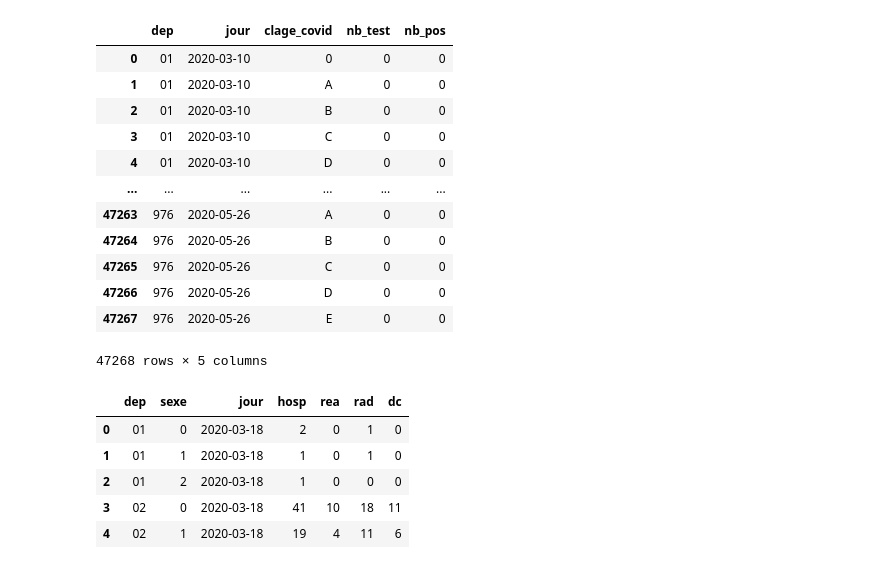
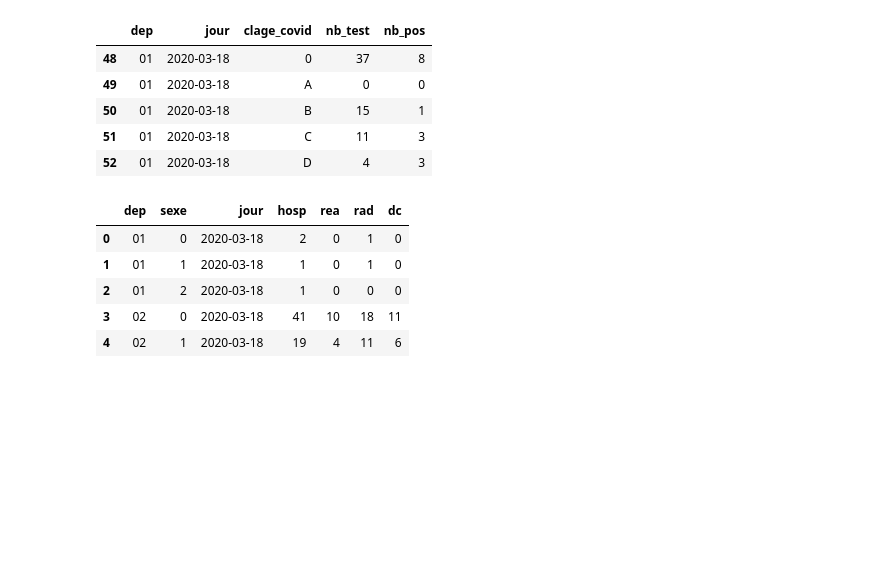
Before and after one commit to pmecchia/Covid19, a Jupyter notebook: data analysis.ipynb, the cells around one changed output. Drawn from its saved outputs; the diff is of its cells as text; code cells hidden in the pictures; blank space fills up the shorter version.

```diff
--- a/data analysis.ipynb
+++ b/data analysis.ipynb
@@ -6,21 +6,17 @@ import numpy as np
 # %%
 url="https://www.data.gouv.fr/fr/datasets/r/b4ea7b4b-b7d1-4885-a099-71852291ff20"
 df_test=pd.read_csv(url,sep = ';')
-df_test.drop(["nb_test_h","nb_test_f","nb_pos_h","nb_pos_f"],axis=1)
+df_test=df_test.drop(["nb_test_h","nb_test_f","nb_pos_h","nb_pos_f"],axis=1)
-# %% [output]
-|  | dep | jour | clage_covid | nb_test | nb_pos |
-| 0 | 01 | 2020-03-10 | 0 | 0 | 0 |
-| 1 | 01 | 2020-03-10 | A | 0 | 0 |
-| 2 | 01 | 2020-03-10 | B | 0 | 0 |
-| 3 | 01 | 2020-03-10 | C | 0 | 0 |
-| 4 | 01 | 2020-03-10 | D | 0 | 0 |
-| ... | ... | ... | ... | ... | ... |
-| 47263 | 976 | 2020-05-26 | A | 0 | 0 |
-| 47264 | 976 | 2020-05-26 | B | 0 | 0 |
-| 47265 | 976 | 2020-05-26 | C | 0 | 0 |
-| 47266 | 976 | 2020-05-26 | D | 0 | 0 |
-| 47267 | 976 | 2020-05-26 | E | 0 | 0 |
-47268 rows × 5 columns
+# %%
+df_test=df_test.drop(df_test[df_test["jour"]<"2020-03-18"].index)
+df_test.head()
+# %% [output]
+|  | dep | jour | clage_covid | nb_test | nb_pos |
+| 48 | 01 | 2020-03-18 | 0 | 37 | 8 |
+| 49 | 01 | 2020-03-18 | A | 0 | 0 |
+| 50 | 01 | 2020-03-18 | B | 15 | 1 |
+| 51 | 01 | 2020-03-18 | C | 11 | 3 |
+| 52 | 01 | 2020-03-18 | D | 4 | 3 |
 # %%
 url2="https://www.data.gouv.fr/fr/datasets/r/63352e38-d353-4b54-bfd1-f1b3ee1cabd7"
 df_hospital = pd.read_csv(url2,sep=';')
```
Also changed, not shown: parts of 4 cells of this notebook.
